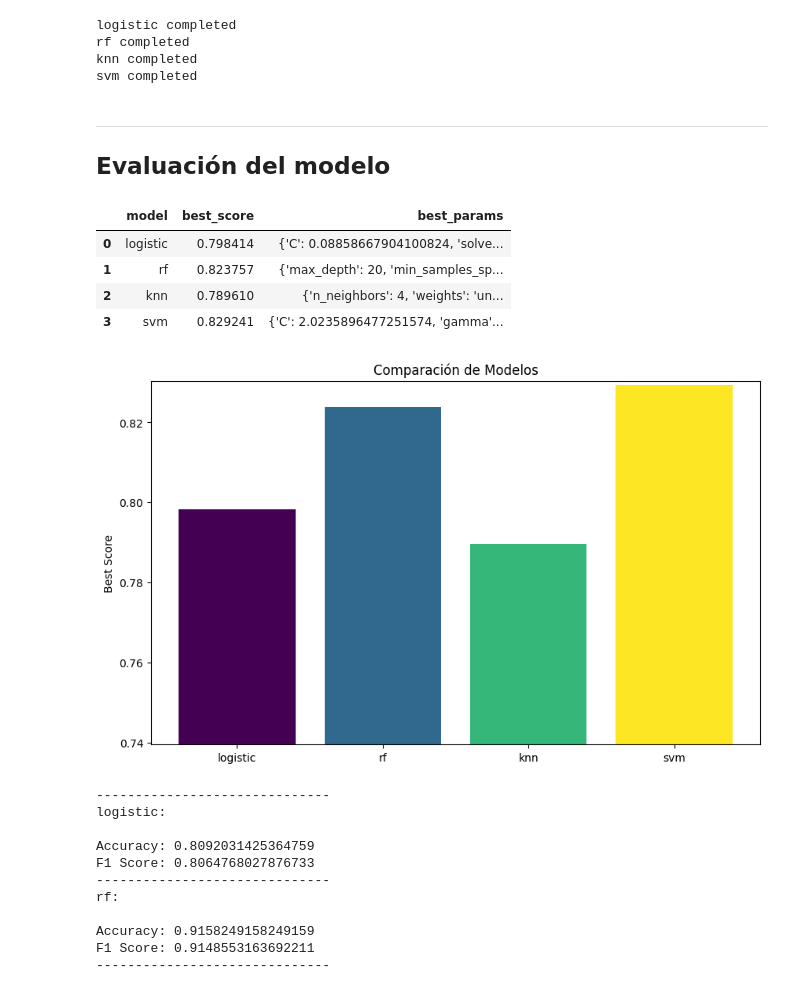
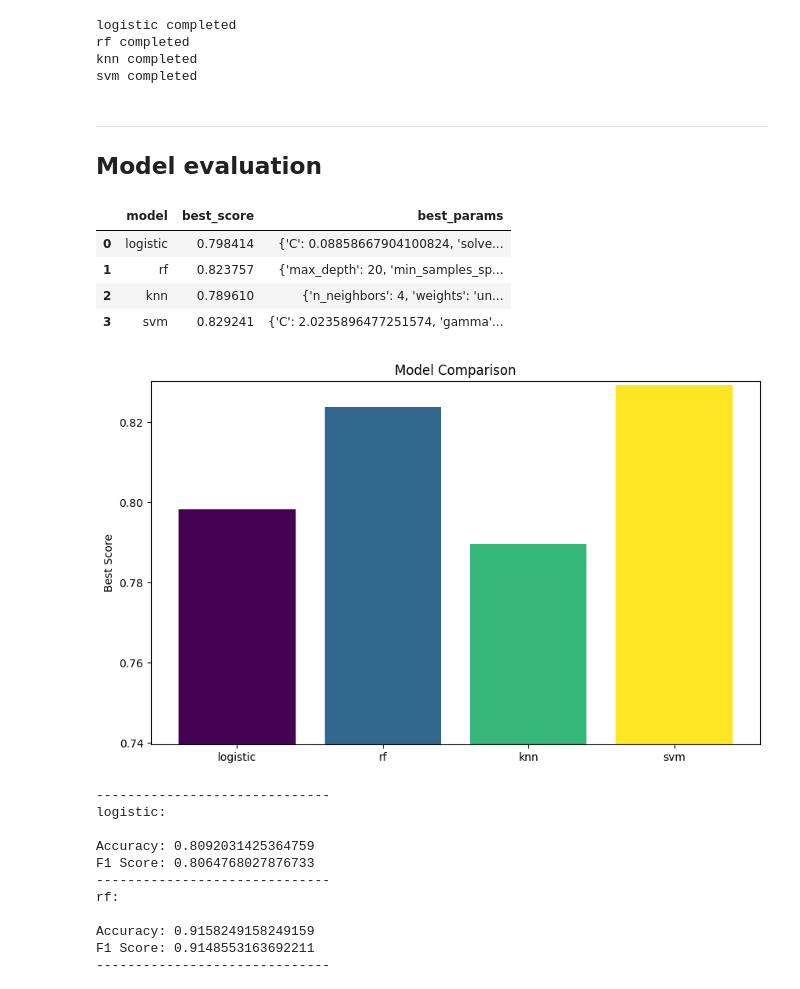
Before and after one commit to Dylalva/PacMan, a Jupyter notebook: 001-titanic-ml.ipynb, the cells around one changed output. Saved outputs shown, nothing was run; the diff lists cells and outputs as text; code cells hidden in the pictures.

```diff
--- a/001-titanic-ml.ipynb
+++ b/001-titanic-ml.ipynb
@@ -240,9 +240,9 @@ logistic completed
 rf completed
 knn completed
 svm completed
-# %% [markdown]
----
-## Evaluación del modelo
+# %% [markdown]
+---
+## Model evaluation
 # %%
 df_results = pd.DataFrame(results)
 
@@ -256,17 +256,17 @@ df_results
 # %%
 model_names = [result['model'] for result in results]
 model_scores = [result['best_score'] for result in results]
 
 colors = plt.cm.viridis(np.linspace(0, 1, len(model_names)))
 
 plt.figure(figsize=(10, 6))
 plt.bar(model_names, model_scores, color=colors)
 plt.ylim(min(model_scores) - 0.05, max(model_scores) + 0.001)
 plt.ylabel('Best Score')
-plt.title('Comparación de Modelos')
+plt.title('Model Comparison')
 plt.show()
 # %% [output]
-[figure, old version]
+[figure, new version]
 # %%
 from sklearn.metrics import accuracy_score, f1_score
 
```
Also changed, not shown: parts of 2 cells of this notebook.
